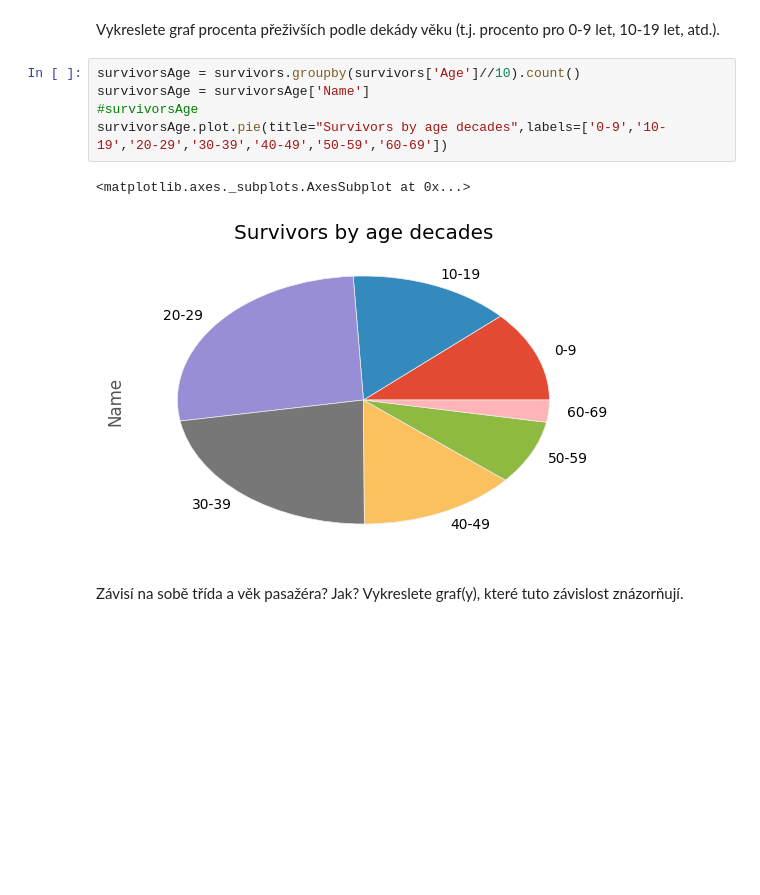
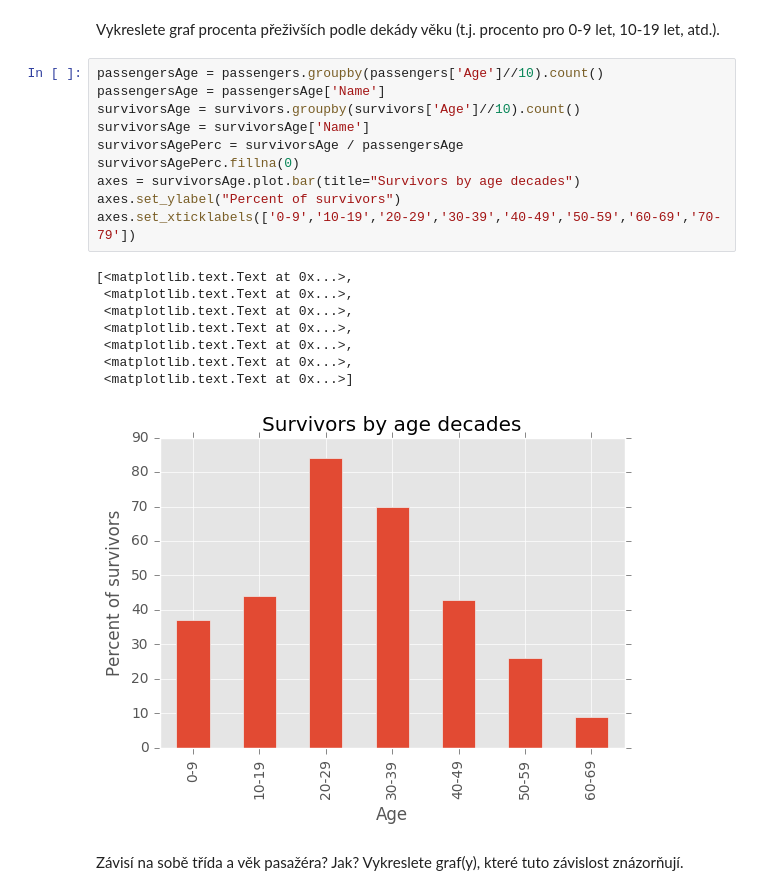
Before and after one commit to pklejch/titanic, a Jupyter notebook: titanic_nb.ipynb, the cells around one changed output. Drawn from its saved outputs; the diff is of its cells as text; blank space fills up the shorter version.

```diff
--- a/titanic_nb.ipynb
+++ b/titanic_nb.ipynb
@@ -95,13 +95,24 @@ info
 # %% [markdown]
 Vykreslete graf procenta přeživších podle dekády věku (t.j. procento pro 0-9 let, 10-19 let, atd.).
 # %%
+passengersAge = passengers.groupby(passengers['Age']//10).count()
+passengersAge = passengersAge['Name']
 survivorsAge = survivors.groupby(survivors['Age']//10).count()
 survivorsAge = survivorsAge['Name']
-#survivorsAge
-survivorsAge.plot.pie(title="Survivors by age decades",labels=['0-9','10-19','20-29','30-39','40-49','50-59','60-69'])
+survivorsAgePerc = survivorsAge / passengersAge
+survivorsAgePerc.fillna(0)
+axes = survivorsAge.plot.bar(title="Survivors by age decades")
+axes.set_ylabel("Percent of survivors")
+axes.set_xticklabels(['0-9','10-19','20-29','30-39','40-49','50-59','60-69','70-79'])
 # %% [output]
-<matplotlib.axes._subplots.AxesSubplot at 0x...>
+[<matplotlib.text.Text at 0x...>,
+ <matplotlib.text.Text at 0x...>,
+ <matplotlib.text.Text at 0x...>,
+ <matplotlib.text.Text at 0x...>,
+ <matplotlib.text.Text at 0x...>,
+ <matplotlib.text.Text at 0x...>,
+ <matplotlib.text.Text at 0x...>]
-[figure, old version]
+[figure, new version]
 # %% [markdown]
 Závisí na sobě třída a věk pasažéra? Jak? Vykreslete graf(y), které tuto závislost znázorňují.
 # %%
```
